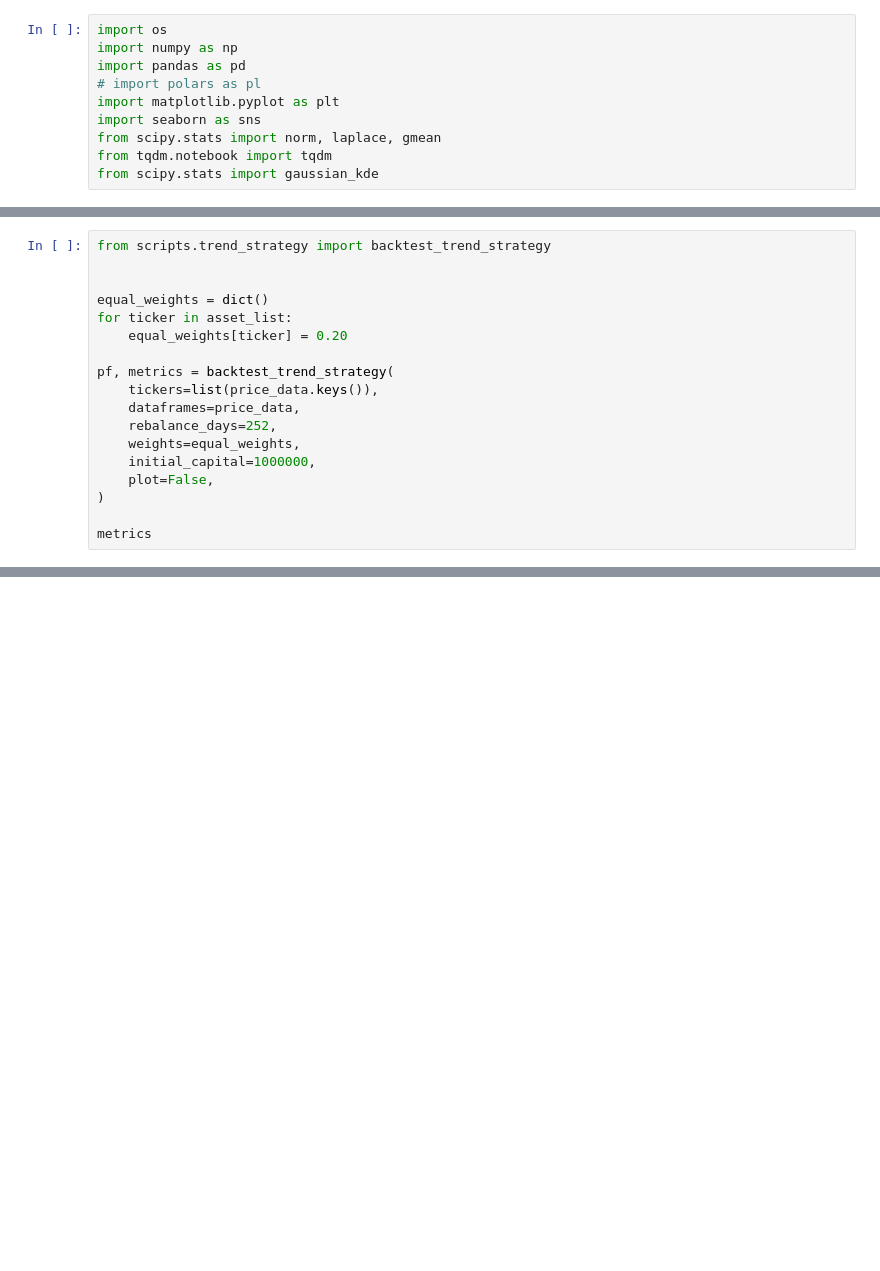
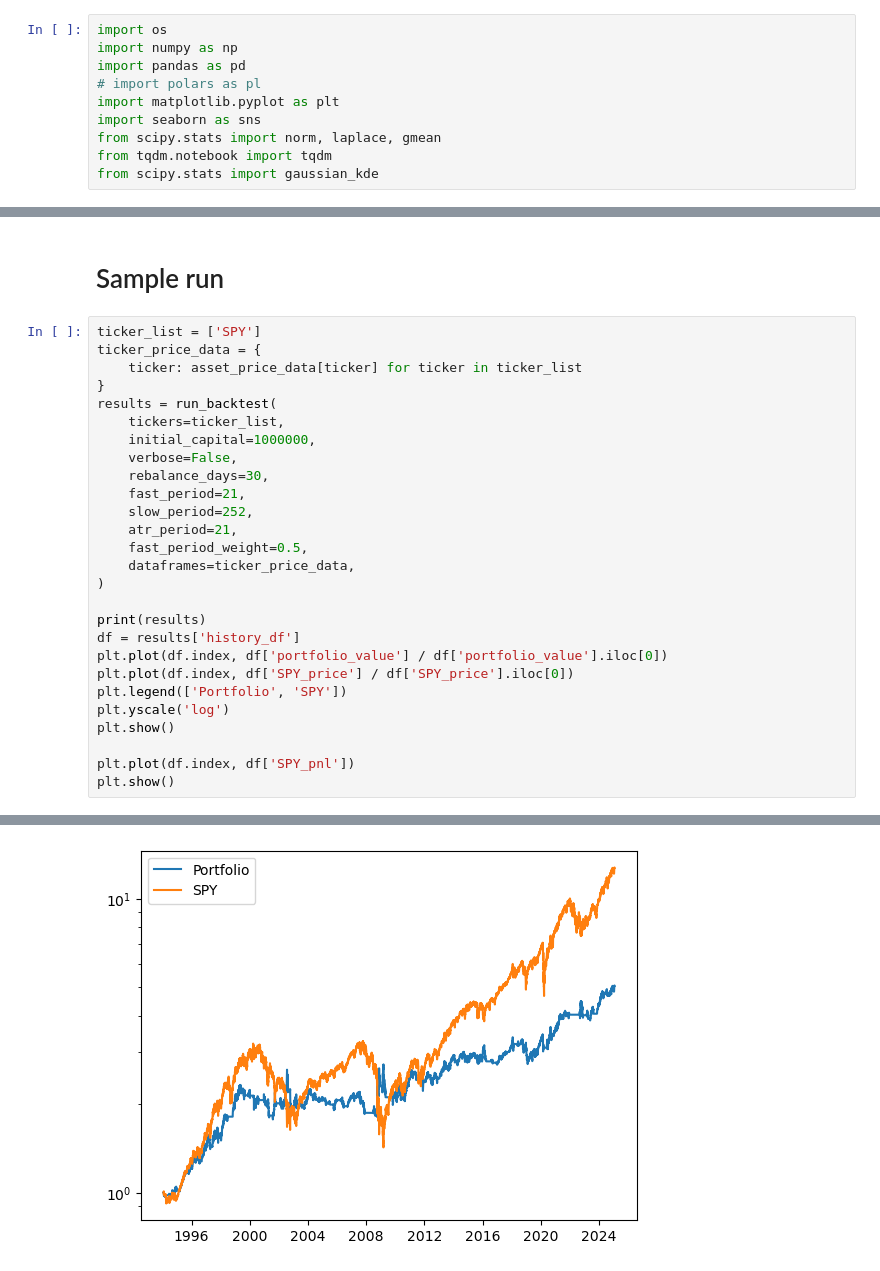
Before and after one commit to ag3nt3154/Quantitative_Finance_Modelling, a Jupyter notebook: 5. Trend_following.ipynb, the cells around one changed output, grey strips where cells are left out. Drawn from its saved outputs; the diff is of its cells as text; blank space fills up the shorter version.

```diff
--- a/5. Trend_following.ipynb
+++ b/5. Trend_following.ipynb
@@ -95,18 +101,0 @@ USO
-# %%
-from scripts.trend_strategy import backtest_trend_strategy
-
-
-equal_weights = dict()
-for ticker in asset_list:
-    equal_weights[ticker] = 0.20
-
-pf, metrics = backtest_trend_strategy(
-    tickers=list(price_data.keys()),
-    dataframes=price_data,
-    rebalance_days=252,
-    weights=equal_weights,
-    initial_capital=1000000,
-    plot=False,
-)
-
-metrics
@@ -115,0 +203,30 @@ NameError: name 'fast_period' is not defined
+# %% [markdown]
+# Sample run
+# %%
+ticker_list = ['SPY']
+ticker_price_data = {
+    ticker: asset_price_data[ticker] for ticker in ticker_list
+}
+results = run_backtest(
+    tickers=ticker_list,
+    initial_capital=1000000,
+    verbose=False,
+    rebalance_days=30,
+    fast_period=21,
+    slow_period=252,
+    atr_period=21,
+    fast_period_weight=0.5,
+    dataframes=ticker_price_data,
+)
+
+print(results)
+df = results['history_df']
+plt.plot(df.index, df['portfolio_value'] / df['portfolio_value'].iloc[0])
+plt.plot(df.index, df['SPY_price'] / df['SPY_price'].iloc[0])
+plt.legend(['Portfolio', 'SPY'])
+plt.yscale('log')
+plt.show()
+
+plt.plot(df.index, df['SPY_pnl'])
+plt.show()
+# %% [output]
@@ -115,0 +248 @@ NameError: name 'fast_period' is not defined
+[figure, added]
```
Also changed, not shown: parts of 25 cells of this notebook, 9 other files.
